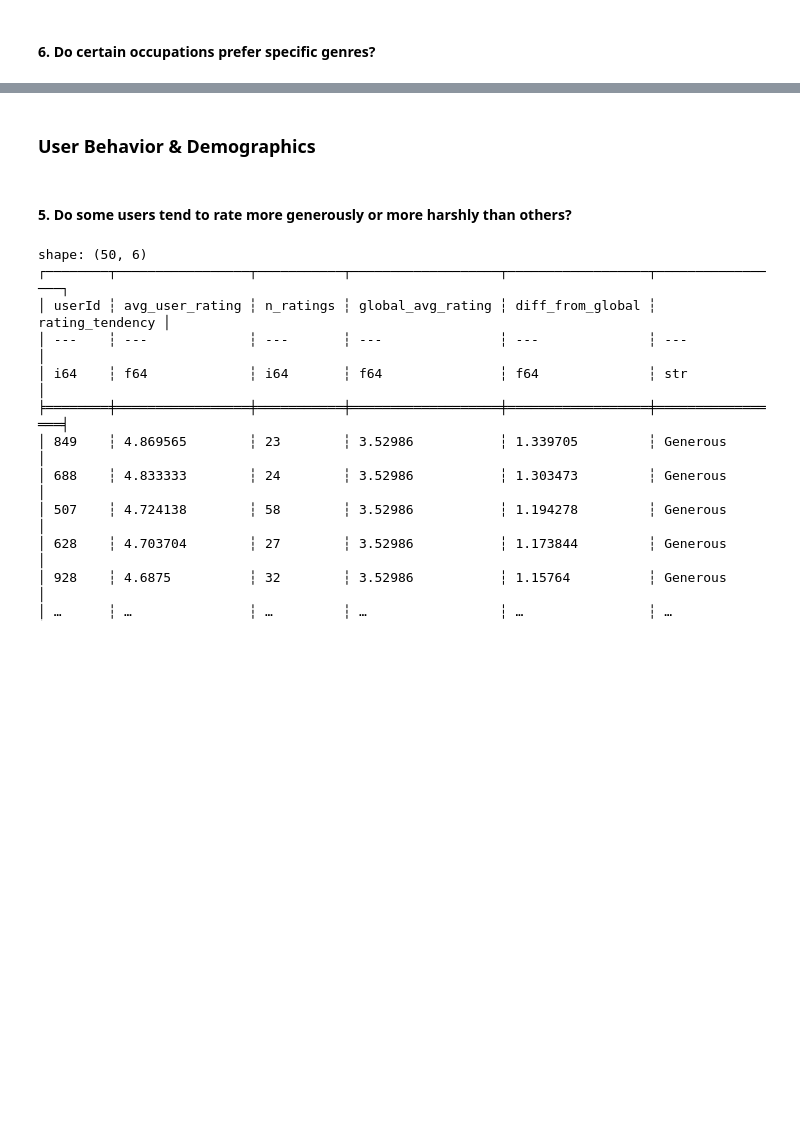
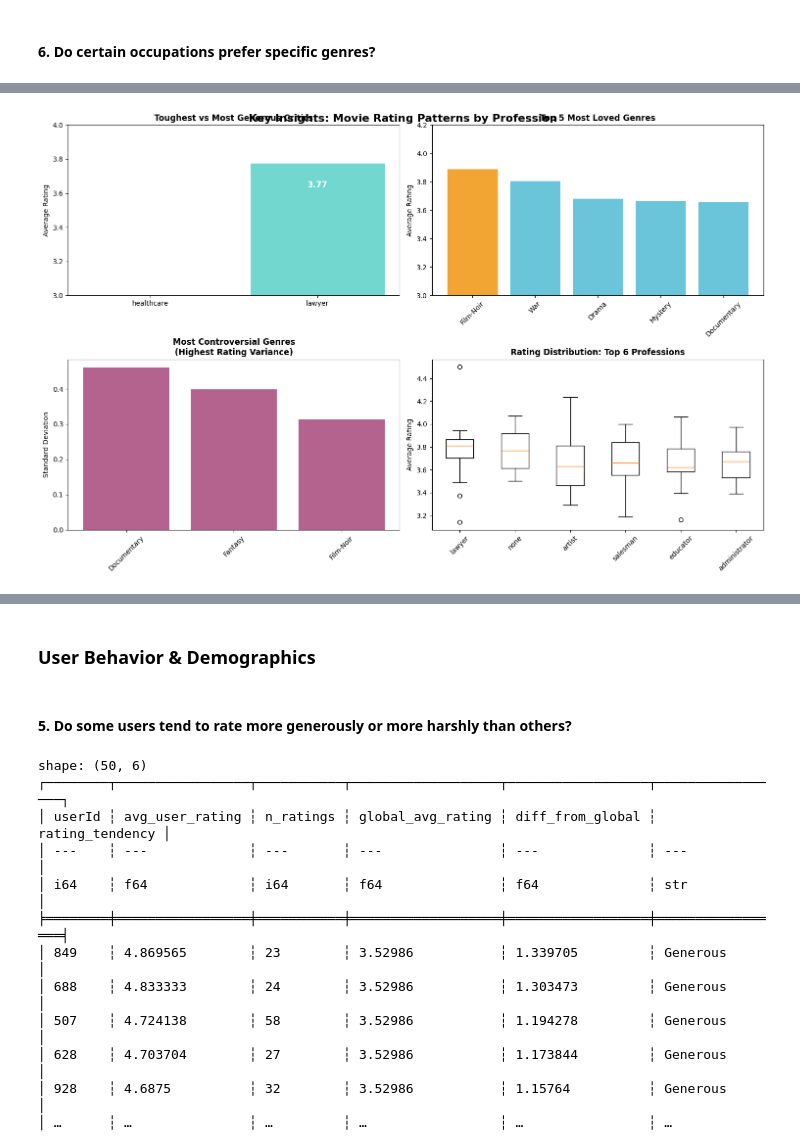
Before and after one commit to GoncaloBento/movielens-aws-duckdb, a Jupyter notebook: notebooks/data_base_handler.ipynb, the cells around one changed output, grey strips where cells are left out. Cells and saved outputs as stored; diff of their text form; code cells hidden in the pictures; blank space fills up the shorter version.

```diff
--- a/notebooks/data_base_handler.ipynb
+++ b/notebooks/data_base_handler.ipynb
@@ -922,0 +1136,92 @@ shape: (377, 4)
+# %%
+import matplotlib.pyplot as plt
+import seaborn as sns
+import numpy as np
+from matplotlib.patches import FancyBboxPatch
+
+# Calculate all insights
+toughest = (df_result.group_by('occupation')
+            .agg(pl.col('avg_rating').mean().alias('overall_avg'))
+            .sort('overall_avg')
+            .head(1))
+
+most_generous = (df_result.group_by('occupation')
+                 .agg(pl.col('avg_rating').mean().alias('overall_avg'))
+                 .sort('overall_avg', descending=True)
+                 .head(1))
+
+most_loved = (df_result.group_by('genre')
+               .agg(pl.col('avg_rating').mean().alias('genre_avg'))
+               .sort('genre_avg', descending=True)
+               .head(1))
+
+genre_std = (df_result.group_by('genre')
+              .agg(pl.col('avg_rating').std().alias('rating_std'))
+              .sort('rating_std', descending=True)
+              .head(3))
+
+# Create dashboard
+fig, ((ax1, ax2), (ax3, ax4)) = plt.subplots(2, 2, figsize=(15, 10))
+fig.suptitle('Key Insights: Movie Rating Patterns by Profession',
+             fontsize=16, fontweight='bold', y=0.95)
+
+# 1. Toughest vs Most Generous Critics
+occupations_compare = [toughest['occupation'][0], most_generous['occupation'][0]]
+ratings_compare = [toughest['overall_avg'][0], most_generous['overall_avg'][0]]
+colors_compare = ['#FF6B6B', '#4ECDC4']
+
+bars = ax1.bar(occupations_compare, ratings_compare, color=colors_compare, alpha=0.8)
+ax1.set_title('Toughest vs Most Generous Critics', fontweight='bold')
+ax1.set_ylabel('Average Rating')
+ax1.set_ylim(3.0, 4.0)
+
+# Add value labels on bars
+for bar, rating in zip(bars, ratings_compare):
+    height = bar.get_height()
+    ax1.text(bar.get_x() + bar.get_width()/2., height - 0.1,
+             f'{rating:.2f}', ha='center', va='top',
+             color='white', fontweight='bold', fontsize=12)
+
+# 2. Most Loved Genre
+genres_top5 = (df_result.group_by('genre')
+               .agg(pl.col('avg_rating').mean().alias('genre_avg'))
+               .sort('genre_avg', descending=True)
+               .head(5))
+
+ax2.bar(genres_top5['genre'], genres_top5['genre_avg'],
+        color='#45B7D1', alpha=0.8)
+ax2.set_title('Top 5 Most Loved Genres', fontweight='bold')
+ax2.set_ylabel('Average Rating')
+ax2.tick_params(axis='x', rotation=45)
+ax2.set_ylim(3.0, 4.2)
+
+# Highlight the top genre
+ax2.patches[0].set_color('#F18F01')
+
+# 3. Most Controversial Genres
+ax3.bar(genre_std['genre'], genre_std['rating_std'],
+        color='#A23B72', alpha=0.8)
+ax3.set_title('Most Controversial Genres\n(Highest Rating Variance)', fontweight='bold')
+ax3.set_ylabel('Standard Deviation')
+ax3.tick_params(axis='x', rotation=45)
+
+# 4. Rating Distribution by Top 6 Professions
+top_occupations = (df_result.group_by('occupation')
+                   .agg(pl.col('avg_rating').mean().alias('overall_avg'))
+                   .sort('overall_avg', descending=True)
+                   .head(6))
+
+occupation_data = []
+for occ in top_occupations['occupation']:
+    occ_ratings = df_result.filter(pl.col('occupation') == occ)['avg_rating']
+    occupation_data.append(occ_ratings.to_list())
+
+ax4.boxplot(occupation_data, labels=top_occupations['occupation'])
+ax4.set_title('Rating Distribution: Top 6 Professions', fontweight='bold')
+ax4.set_ylabel('Average Rating')
+ax4.tick_params(axis='x', rotation=45)
+
+plt.tight_layout()
+plt.show()
+# %% [output]
+[figure, added]
```
Also changed, not shown: parts of 28 cells of this notebook, 6 other files.
